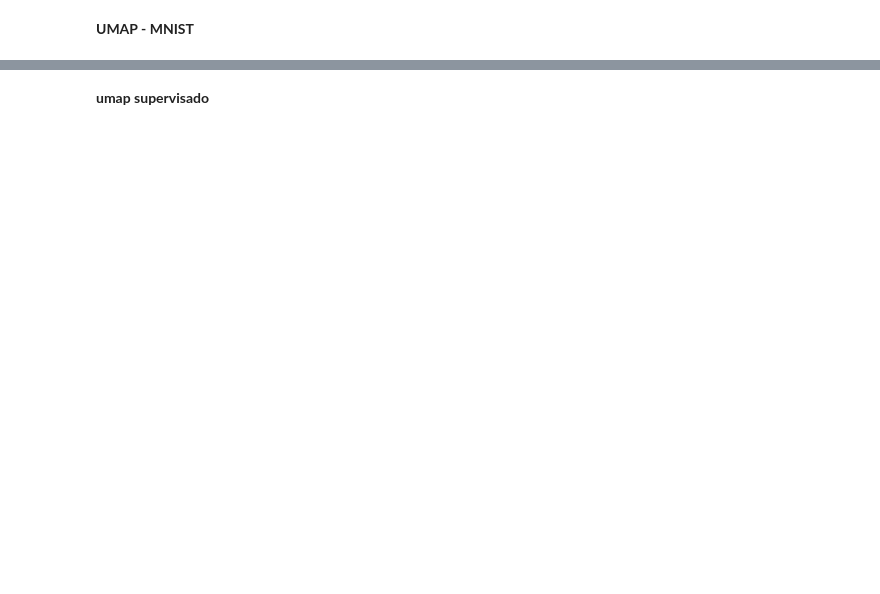
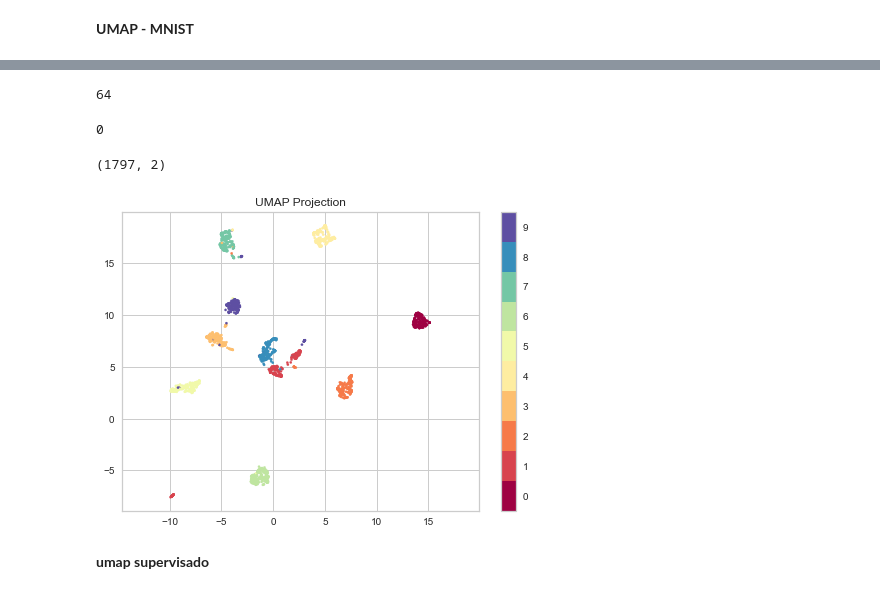
Before and after one commit to Pomilusky/apuntes_clase, a Jupyter notebook: semana_7/3.1 - Evaluacion.ipynb, the cells around one changed output, grey strips where cells are left out. Cells and saved outputs as stored; diff of their text form; code cells hidden in the pictures; blank space fills up the shorter version.

```diff
--- a/semana_7/3.1 - Evaluacion.ipynb
+++ b/semana_7/3.1 - Evaluacion.ipynb
@@ -206,0 +301,8 @@ plt.scatter(centros[:, 0], centros[:, 1], c='y', s=50, alpha=0.75);
+# %%
+len(digitos.data[0])
+# %% [output]
+64
+# %%
+digitos.target[0]
+# %% [output]
+0
@@ -207,2 +314,20 @@ plt.scatter(centros[:, 0], centros[:, 1], c='y', s=50, alpha=0.75);
+# %%
+umap=UMAP(n_components=2)
+
+emb=umap.fit_transform(digitos.data)
+
+emb.shape
+# %% [output]
+(1797, 2)
+# %%
+plt.scatter(emb[:, 0], emb[:, 1], c=digitos.target, cmap='Spectral', s=5)
+
+plt.gca().set_aspect('equal', 'datalim')
+
+plt.colorbar(boundaries=np.arange(11)-0.5).set_ticks(np.arange(10)) # barra lateral
+
+plt.title('UMAP Projection');
+# %% [output]
+[figure, added]
 # %% [markdown]
 **umap supervisado**
```
Also changed, not shown: parts of 14 cells of this notebook.
